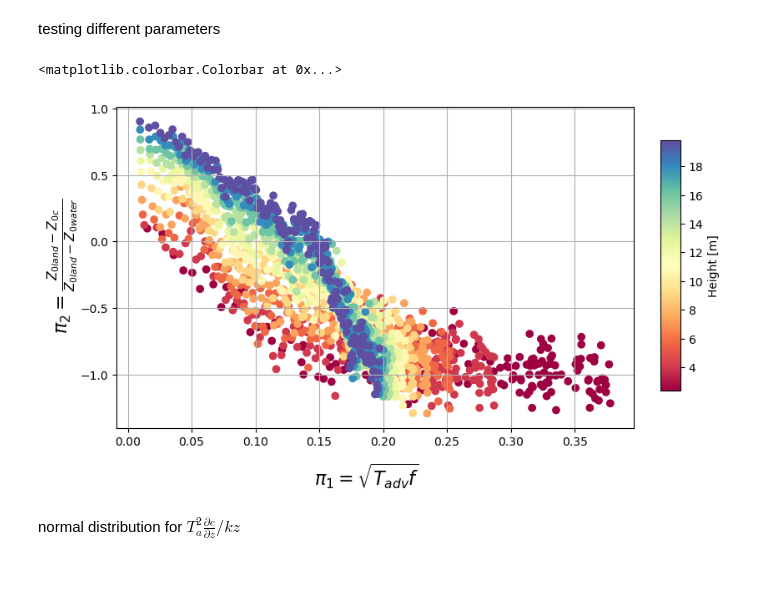
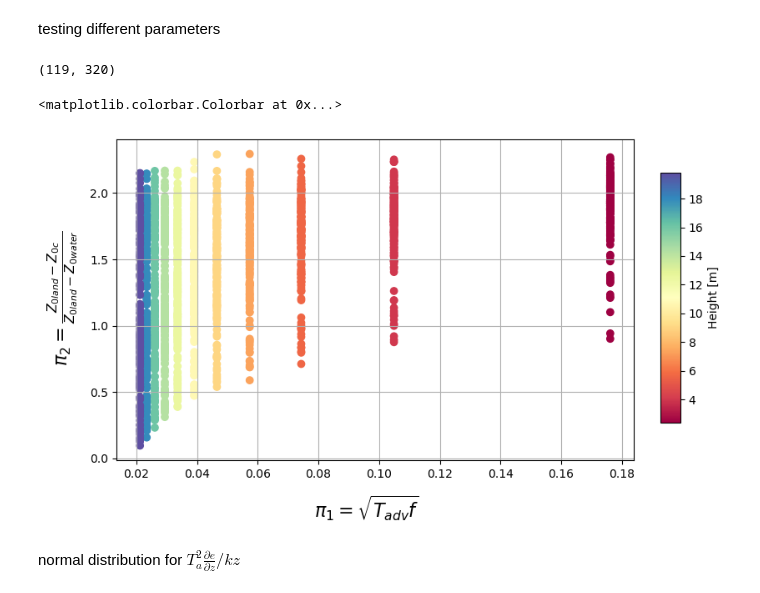
Before and after one commit to jameshlywiak/ABL-surface-layer, a Jupyter notebook: umn_LES.ipynb, the cells around one changed output. Cells and saved outputs as stored; diff of their text form; code cells hidden in the pictures.

```diff
--- a/umn_LES.ipynb
+++ b/umn_LES.ipynb
@@ -290,33 +290,3 @@ if saveplt == 1:
     fig.savefig('LES_quick_look_fluxes.png', bbox_inches='tight', dpi=200)
 # %% [output]
 [figure]
-# %%
-## all z0 below ~50 m
-
-mask = (ds.Height <= 50) & (ds.Height >= 2) & (ds.X_coast >= 0) & (ds.z0<100) & (ds.z0>=1e-10)
-
-pi1 = ds.pi1.where(mask, drop=True)
-z0plt = ds.z0.where(mask, drop=True)
-zplt = np.transpose(np.tile(z0plt.Height.values, (len(z0plt.X_coast.values), 1)))
-pi2 = z0plt/zplt
-
-bins = np.arange(0, 0.41, 0.02)
-xplt = (bins[1:]+bins[:-1])/2
-medians = np.zeros((len(bins)-1,))
-for b,bin in enumerate(bins):
-    if b==0:
-        prev_val = bin
-    else:
-        medians[b-1] = np.nanmedian(pi2.where((pi1>=prev_val) & (pi1<bin), drop=True).values)
-        prev_val = bin
-
-fig, ax = plt.subplots(1,1, figsize=(8,6))
-
-p1=ax.scatter(pi1, pi2, c=zplt)
-p2=ax.scatter(xplt, medians, c='k', marker='^', s=100)
-
-ax.set_title(f'# of pts: {pi1.size}')
-
-fig.colorbar(p1, location='bottom', label='Height [m]')
-ax.set_xlabel(r'$\pi_1=\sqrt{T_{adv}f}$')
-ax.set_xscale('log')
@@ -331,6 +299,10 @@ ax.set_ylim([0, 200])
 [figure]
 # %% [markdown]
 testing different parameters
+# %%
+Z.shape
+# %% [output]
+(119, 320)
 # %%
 ## all z0 below ~50 m
 
@@ -348,6 +320,8 @@ f = 2*np.sin(36.5*np.pi/180)*(7.29e-5)
 z0_land = 0.42
 z0_water = 0.00001
 
+ds['Z'] = (['Height', 'X_coast'], Z)
+
 #pi1 = 1/(tke_adv / (buoyancy*ds.WpTp)).where(mask, drop=True)
 #pi1 = (tadv*buoyancy*ds.WpTp/tke).where(mask, drop=True)
 #pi1 = (Z*buoyancy*ds.WpTp/(ds.U**3)).where(mask, drop=True)
@@ -356,7 +330,9 @@ z0_water = 0.00001
 #pi1 = ((tadv**2)*(tke_adv)/(vonk*Z)).where(mask, drop=True)
 #pi1 = (X*N2/(ds.U*f)).where(mask, drop=True)
 pi1 = np.sqrt(X*f/ds.U).where(mask, drop=True)
-pi2 = ((ds.z0-z0_land)/(z0_water-z0_land)).where(mask, drop=True)
+#pi2 = ((ds.z0-z0_land)/(z0_water-z0_land)).where(mask, drop=True)
+pi2 = (ds.z0/z0_land).where(mask, drop=True)
+pi3 = (z0_land / ds.Z).where(mask, drop=True)
 
 '''
 bins = np.arange(0, 0.41, 0.02)
@@ -370,7 +346,8 @@ for b,bin in enumerate(bins):
         prev_val = bin
 '''
 
-xdata = pi1.values.flatten()
+#xdata = pi1.values.flatten()
+xdata = pi3.values.flatten()
 ydata = pi2.values.flatten()
 x_range = np.linspace(min(xdata), max(xdata), 500)
 gaussian = norm.pdf(x_range, np.nanmean(xdata), np.nanstd(xdata))  # Gaussian in log-space
@@ -379,34 +356,34 @@ gaussian = norm.pdf(x_range, np.nanmean(xdata), np.nanstd(xdata))  # Gaussian in
 gaussian_scaled = gaussian * max(ydata) / max(gaussian)
 
 fig, ax = plt.subplots(1,1, figsize=(8,5))
 ax.grid()
 
 p1=ax.scatter(xdata, ydata, c=Z[mask], cmap='Spectral')
 #ax.plot(x_range, gaussian_scaled, color='k')
 
 #ax.set_title(f'# of pts: {pi1.size}')
 #ax.annotate(r'$\leftarrow$ Lower TKE, Residence time',
 #            (1e-2, 1.14), fontsize=10)
 #ax.annotate(r'Higher TKE, Residence time $\rightarrow$ ',
 #            (1.2e1, 1.14), fontsize=10)
 #ax.annotate(r'$\leftarrow$ Higher $Z_{0c}$', (6e-3, -1.1),  fontsize=10, rotation='vertical')
 #ax.annotate(r'Lower $Z_{0c} \rightarrow$ ', (6e-3, 0.5),  fontsize=10, rotation='vertical')
 
 #fig.supxlabel(r'$\pi_1=\frac{T_{adv}\sqrt{\overline{e}}}{kz_a}$', fontsize=16, y=-0.04)
 #fig.supxlabel(r'$\pi_1=\frac{T_{adv}^2\frac{\partial \overline{e}}{\partial x}}{kz_a}$', fontsize=16, y=-0.04)
 fig.supxlabel(r'$\pi_1=\sqrt{T_{adv}f}$', fontsize=16, y=-0.04)
 fig.supylabel(r'$\pi_2=\frac{Z_{0land}-Z_{0c}}{Z_{0land}-Z_{0water}}$', fontsize=16, x=0.02)
 
 #ax.set_xscale('log')
 #ax.set_yscale('log')
 #ax.set_ylim([-1.4, 1.3])
 #ax.set_xlim([5e-3, 3e3])
 
 cax = fig.add_axes([0.94, 0.2, 0.03, 0.6])
 fig.colorbar(p1, cax=cax, label='Height [m]')
 # %% [output]
 <matplotlib.colorbar.Colorbar at 0x...>
-[figure, old version]
+[figure, new version]
 # %% [markdown]
 normal distribution for $T_a^2 \frac{\partial e}{\partial z} / kz$
 # %%
```
Also changed, not shown: parts of 9 cells of this notebook, 5 other files.
